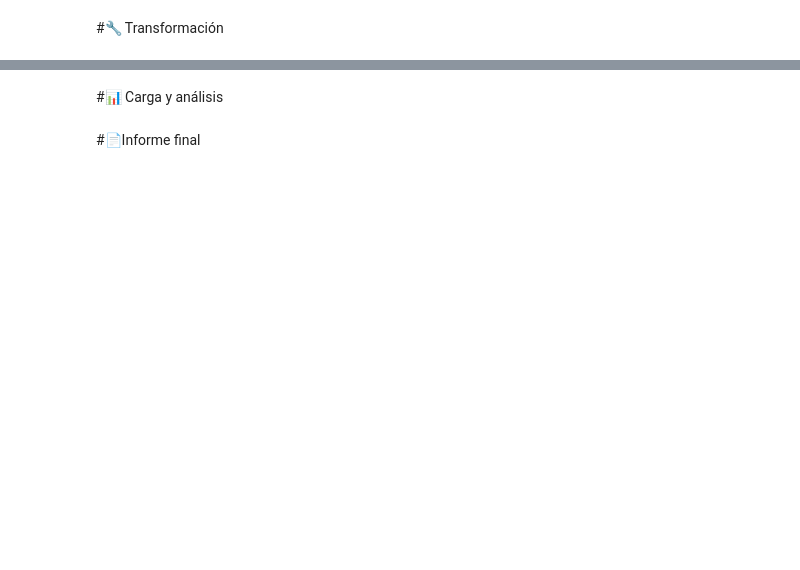
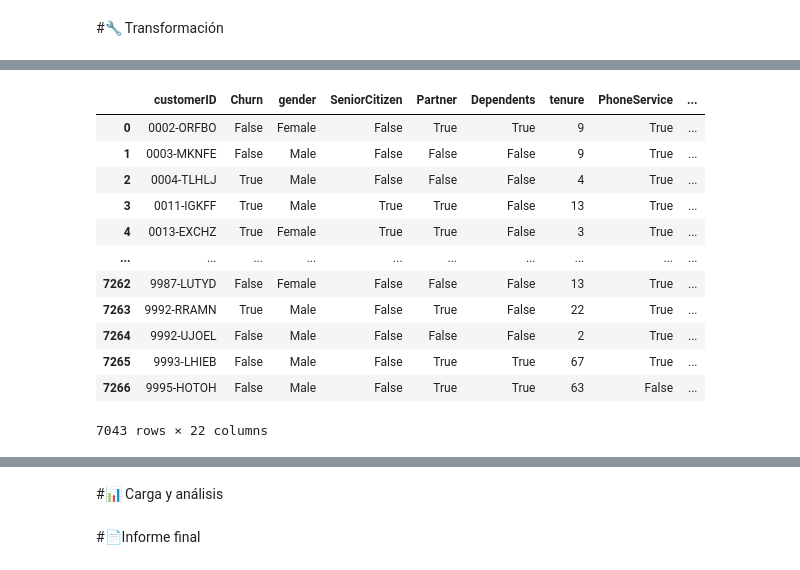
Before and after one commit to WMRioga/Challenge_02_TelecomX, a Jupyter notebook: TelecomX_LATAM.ipynb, the cells around one changed output, grey strips where cells are left out. Drawn from its saved outputs; the diff is of its cells as text; code cells hidden in the pictures; blank space fills up the shorter version.

```diff
--- a/TelecomX_LATAM.ipynb
+++ b/TelecomX_LATAM.ipynb
@@ -44,0 +307,6 @@ pd.json_normalize(df['customer'])
+# %%
+# Ahora, las columnas con valores diferentes a Yes o No, las vamos a cambiar No
+
+for i in columnas_booleanas:
+    df_merge_clean[i] = df_merge_clean[i].replace(['No phone service'], 'No')
+    df_merge_clean[i] = df_merge_clean[i].replace(['No internet service'], 'No')
@@ -44,0 +329,11 @@ pd.json_normalize(df['customer'])
+# %%
+# Una vez validadas las columnas que solo sean Yes y No, valos a volverlas en booleanas
+# Definimos el mapeo
+mapeo = {'Yes': True, 'No': False}
+# Aplicamos el cambio a todo el bloque
+
+for col in columnas_booleanas:
+    # .str.strip() elimina espacios invisibles antes de mapear
+    df_merge_clean[col] = df_merge_clean[col].astype(str).str.strip().map(mapeo)
+
+df_merge_clean.sample(10)
@@ -44,0 +361,3 @@ pd.json_normalize(df['customer'])
+# %%
+df_merge_clean['SeniorCitizen'] = df_merge_clean['SeniorCitizen'].astype(bool)
+df_merge_clean['SeniorCitizen'].value_counts()
@@ -44,0 +436,6 @@ pd.json_normalize(df['customer'])
+# %%
+# Cambiamos el formato de texto de los headers de las columnas Charges.Monthly y Charges.Total, para que queden como los demas:
+# Charges.Monthly to ChargesMonthly
+# Charges.Total to ChargesTotal
+df_merge_clean.rename(columns={'Charges.Monthly': 'ChargesMonthly', 'Charges.Total': 'ChargesTotal'}, inplace=True)
+df_merge_clean.columns
@@ -44,0 +469,20 @@ pd.json_normalize(df['customer'])
+# %%
+# Ahora que los datos están limpios, es momento de crear la columna "Cuentas_Diarias".
+# Utilizaremos la facturación mensual para calcular el valor diario, proporcionando una visión más detallada del comportamiento de los clientes a lo largo del tiempo.
+# Usaremos 30 dias/mes
+df_merge_clean['Cuentas_Diarias'] = (df_merge_clean['ChargesMonthly']/30).round(2)
+df_merge_clean
+# %% [output]
+|  | customerID | Churn | gender | SeniorCitizen | Partner | Dependents | tenure | PhoneService | ... |
+| 0 | 0002-ORFBO | False | Female | False | True | True | 9 | True | ... |
+| 1 | 0003-MKNFE | False | Male | False | False | False | 9 | True | ... |
+| 2 | 0004-TLHLJ | True | Male | False | False | False | 4 | True | ... |
+| 3 | 0011-IGKFF | True | Male | True | True | False | 13 | True | ... |
+| 4 | 0013-EXCHZ | True | Female | True | True | False | 3 | True | ... |
+| ... | ... | ... | ... | ... | ... | ... | ... | ... | ... |
+| 7262 | 9987-LUTYD | False | Female | False | False | False | 13 | True | ... |
+| 7263 | 9992-RRAMN | True | Male | False | True | False | 22 | True | ... |
+| 7264 | 9992-UJOEL | False | Male | False | False | False | 2 | True | ... |
+| 7265 | 9993-LHIEB | False | Male | False | True | True | 67 | True | ... |
+| 7266 | 9995-HOTOH | False | Male | False | True | True | 63 | False | ... |
+7043 rows × 22 columns
```
Also changed, not shown: parts of 33 cells of this notebook.
